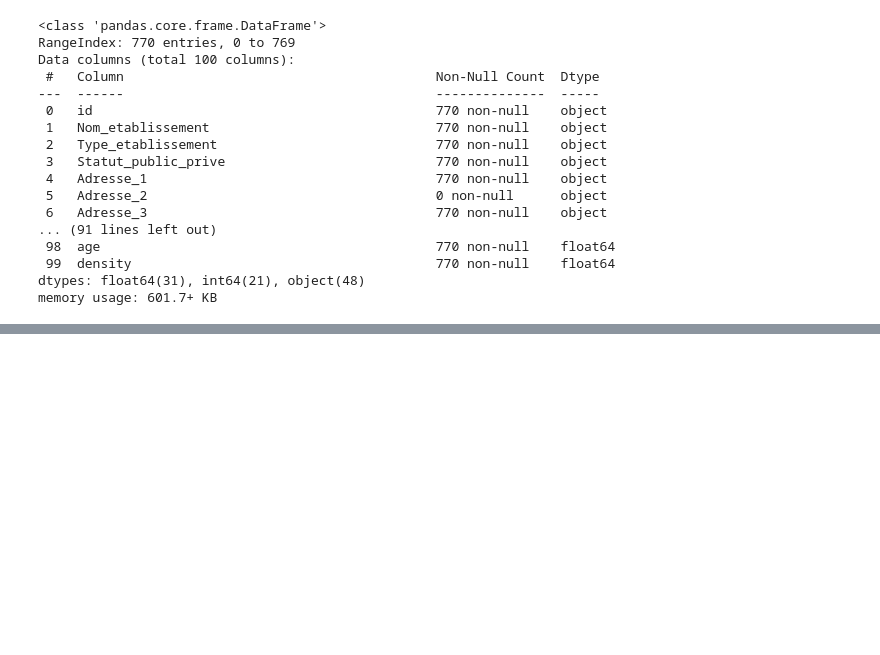
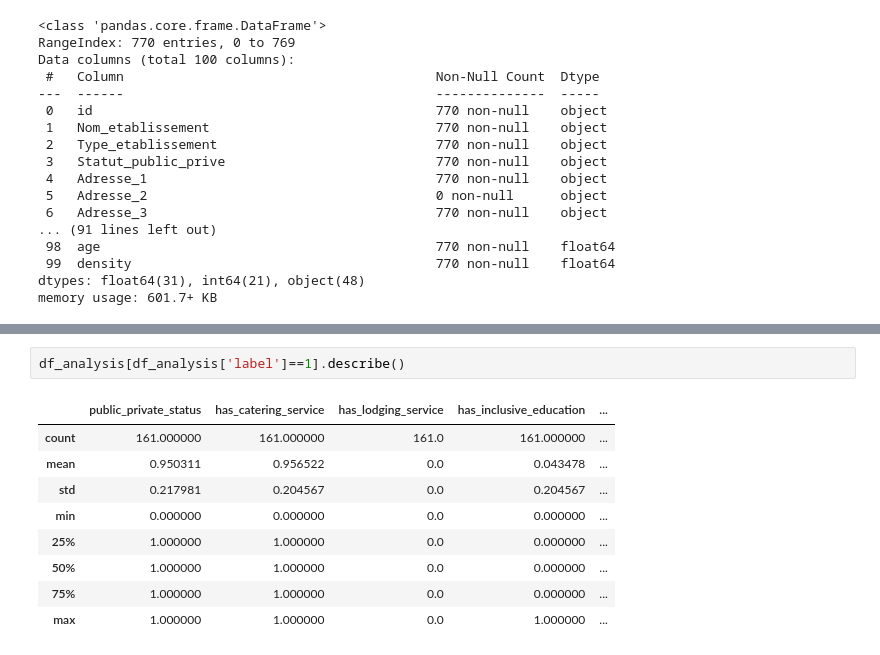
Before and after one commit to carlosbarrone/personal, a Jupyter notebook: notebooks/python/paris_nursery_schools.ipynb, the cells around one changed output, grey strips where cells are left out. Drawn from its saved outputs; the diff is of its cells as text; blank space fills up the shorter version.

```diff
--- a/notebooks/python/paris_nursery_schools.ipynb
+++ b/notebooks/python/paris_nursery_schools.ipynb
@@ -670,0 +834,12 @@ df.iloc[:,:]
+# %%
+df_analysis[df_analysis['label']==1].describe()
+# %% [output]
+|  | public_private_status | has_catering_service | has_lodging_service | has_inclusive_education | ... |
+| count | 161.000000 | 161.000000 | 161.0 | 161.000000 | ... |
+| mean | 0.950311 | 0.956522 | 0.0 | 0.043478 | ... |
+| std | 0.217981 | 0.204567 | 0.0 | 0.204567 | ... |
+| min | 0.000000 | 0.000000 | 0.0 | 0.000000 | ... |
+| 25% | 1.000000 | 1.000000 | 0.0 | 0.000000 | ... |
+| 50% | 1.000000 | 1.000000 | 0.0 | 0.000000 | ... |
+| 75% | 1.000000 | 1.000000 | 0.0 | 0.000000 | ... |
+| max | 1.000000 | 1.000000 | 0.0 | 1.000000 | ... |
```
Also changed, not shown: parts of 26 cells of this notebook.
